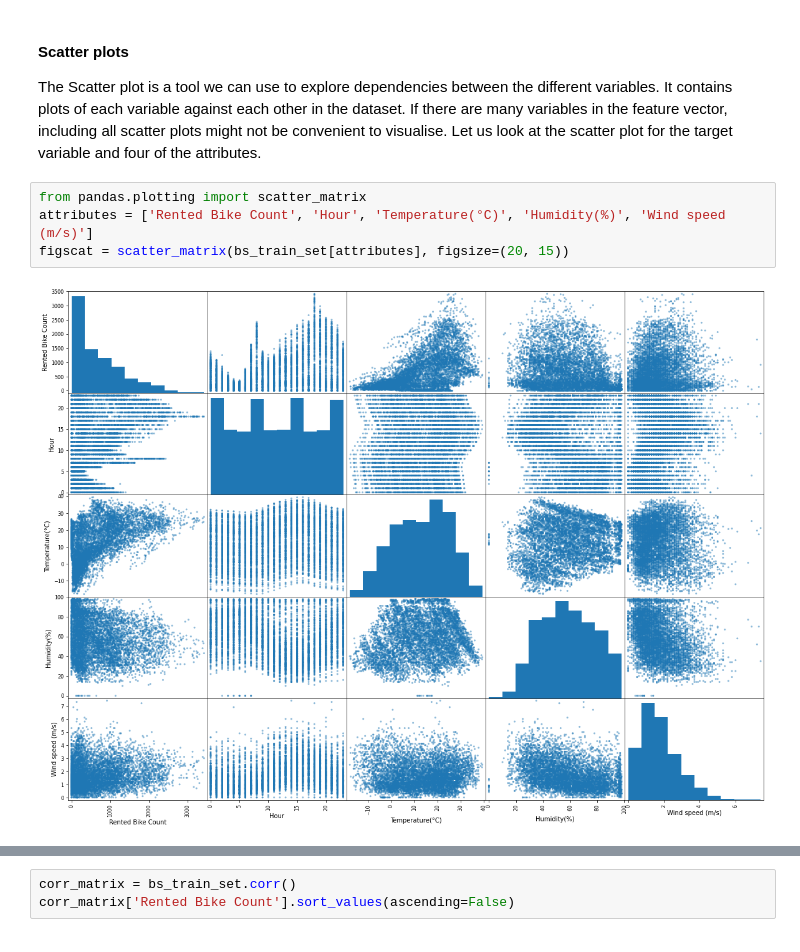
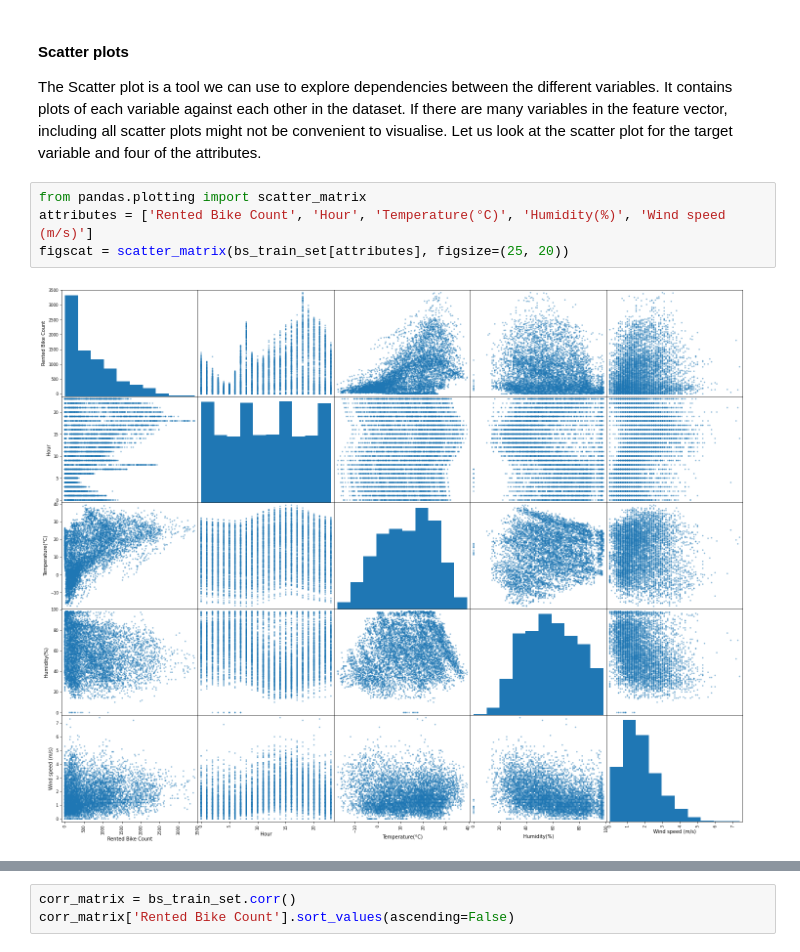
Before and after one commit to deewong7/MLAI, a Jupyter notebook: Labs/Lab 2 - End-to-end project in ML.ipynb, the cells around one changed output, grey strips where cells are left out. Drawn from its saved outputs; the diff is of its cells as text.

```diff
--- a/Labs/Lab 2 - End-to-end project in ML.ipynb
+++ b/Labs/Lab 2 - End-to-end project in ML.ipynb
@@ -145,6 +162,6 @@ The Scatter plot is a tool we can use to explore dependencies between the differ
 # %%
 from pandas.plotting import scatter_matrix
 attributes = ['Rented Bike Count', 'Hour', 'Temperature(°C)', 'Humidity(%)', 'Wind speed (m/s)']
-figscat = scatter_matrix(bs_train_set[attributes], figsize=(20, 15))
+figscat = scatter_matrix(bs_train_set[attributes], figsize=(25, 20))
 # %% [output]
-[figure, old version]
+[figure, new version]
```
Also changed, not shown: parts of 35 cells of this notebook.
